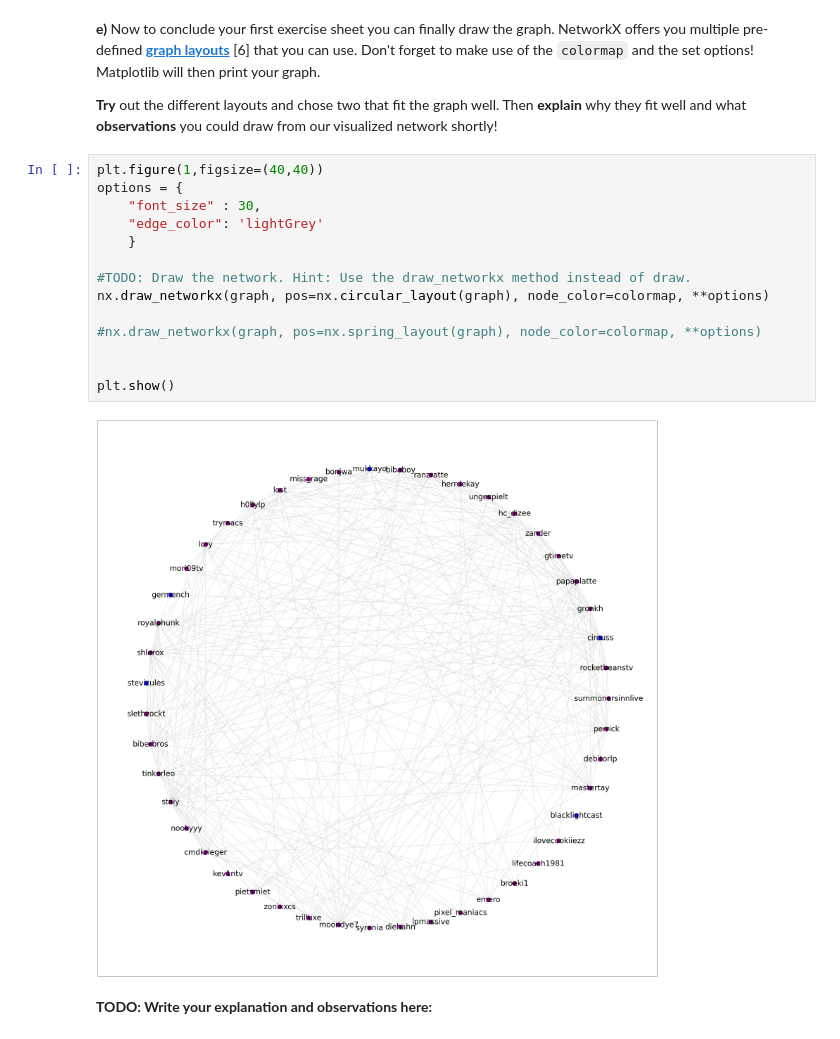
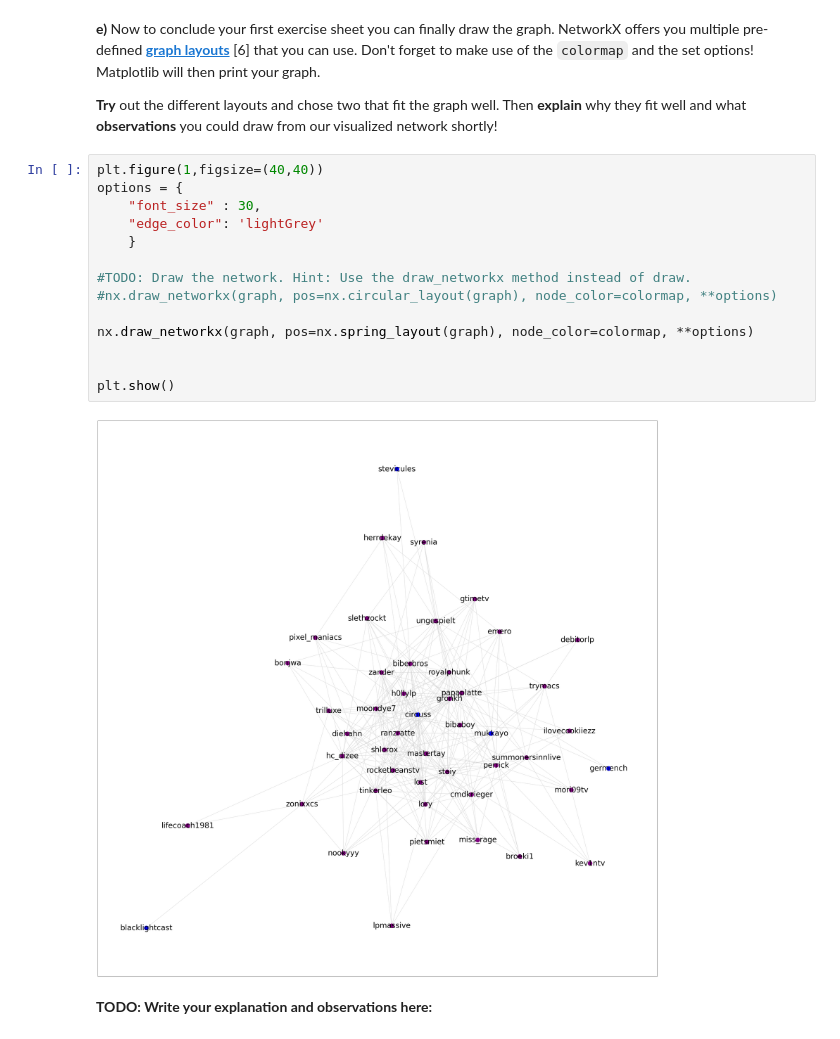
Before and after one commit to detoprak13/social_computing-IN2241, a Jupyter notebook: ex01_student/Ex1_Intro_new.ipynb, the cells around one changed output. Drawn from its saved outputs; the diff is of its cells as text.

```diff
--- a/ex01_student/Ex1_Intro_new.ipynb
+++ b/ex01_student/Ex1_Intro_new.ipynb
@@ -197,19 +197,19 @@ graph = nx.relabel_nodes(graph, twitchNames_dict)
 # %%
 plt.figure(1,figsize=(40,40))
 options = {
     "font_size" : 30,
     "edge_color": 'lightGrey'
     }
 
 #TODO: Draw the network. Hint: Use the draw_networkx method instead of draw.
-nx.draw_networkx(graph, pos=nx.circular_layout(graph), node_color=colormap, **options)
+#nx.draw_networkx(graph, pos=nx.circular_layout(graph), node_color=colormap, **options)
 
-#nx.draw_networkx(graph, pos=nx.spring_layout(graph), node_color=colormap, **options)
+nx.draw_networkx(graph, pos=nx.spring_layout(graph), node_color=colormap, **options)
 
 
 plt.show()
 # %% [output]
-[figure, old version]
+[figure, new version]
 # %% [markdown]
 **TODO: Write your explanation and observations here:**
 # %% [markdown]
```
